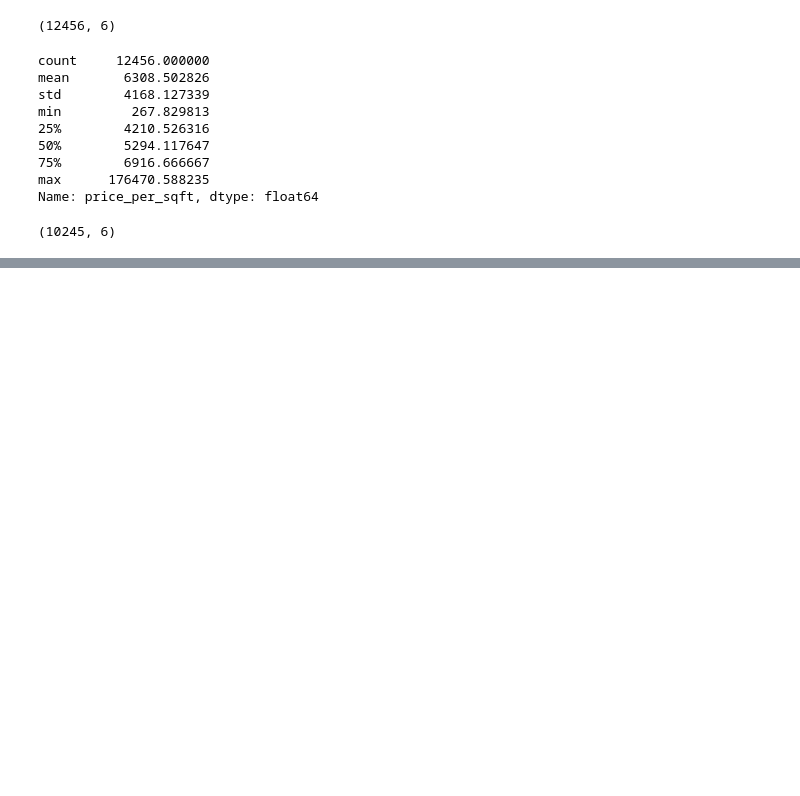
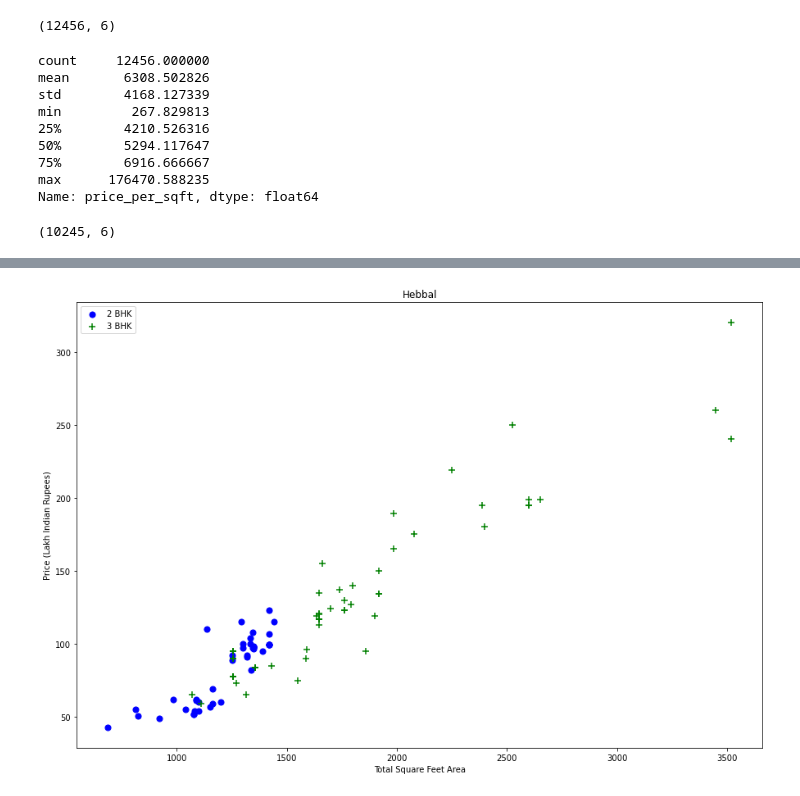
Before and after one commit to vdj-vasudevan/Bangalure-House-Prediction-project, a Jupyter notebook: Bangalore house price Prediction Project.ipynb, the cells around one changed output, grey strips where cells are left out. Drawn from its saved outputs; the diff is of its cells as text; code cells hidden in the pictures; blank space fills up the shorter version.

```diff
--- a/Bangalore house price Prediction Project.ipynb
+++ b/Bangalore house price Prediction Project.ipynb
@@ -344,0 +360,4 @@ df6.shape
+# %%
+plot_scatter_chart(df6,"Hebbal")
+# %% [output]
+[figure, added]
```
Also changed, not shown: parts of 12 cells of this notebook.
